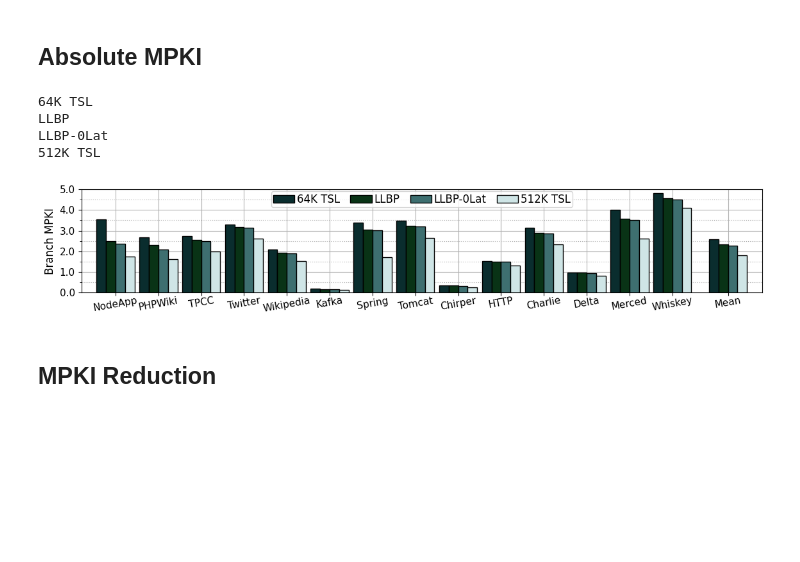
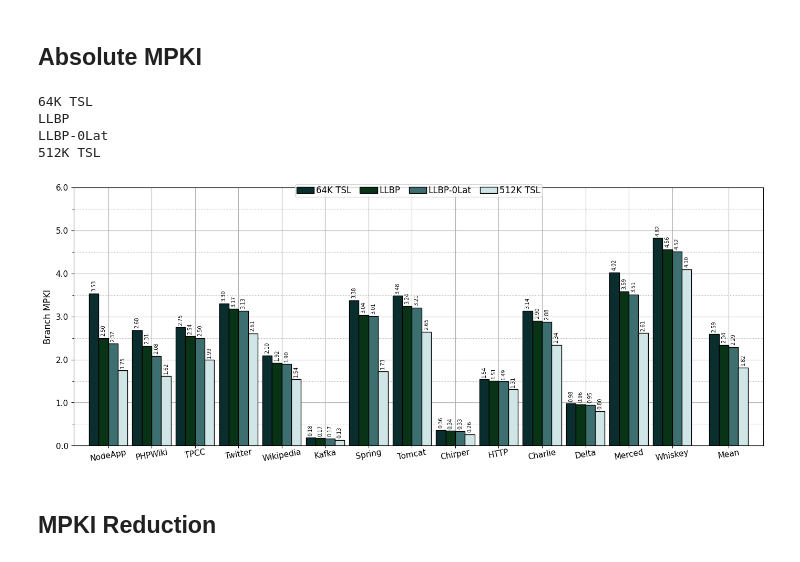
Before and after one commit to Farbubby/LLBP-Testing, a Jupyter notebook: analysis/mpki.ipynb, the cells around one changed output. Saved outputs shown, nothing was run; the diff lists cells and outputs as text; code cells hidden in the pictures; blank space fills up the shorter version.

Commit message:
Improved visuals of result bar graph #1

```diff
--- a/analysis/mpki.ipynb
+++ b/analysis/mpki.ipynb
@@ -104,15 +104,14 @@ LLBP-0Lat 14
 # %% [markdown]
 ## Absolute MPKI
 # %%
-
-
 width = 0.7       # the width of the bars: can also be len(x) sequence
 
-
-cw=11.5
+# MODIFIED: Increased base width from 11.5 to 14
+cw=14
 fs=12
 
-fig, axs = plt.subplots(1, 1, figsize=(cw,cw*0.2), sharex=True, sharey=False)
+# MODIFIED: Increased height multiplier from 0.2 to 0.4 for a taller plot
+fig, axs = plt.subplots(1, 1, figsize=(cw,cw*0.4), sharex=True, sharey=False)
 
 _bms = [b[1] for b in bms] + ["Mean"]
 
@@ -127,7 +126,6 @@ colors = {
 
 
 plot_models = [
-
     "64K TSL",
     "LLBP",
     "LLBP-0Lat",
@@ -150,20 +148,14 @@ for i, model in enumerate(plot_models):
     # if i == 0:
     #     continue
 
-
     print(model)
     dftmp = dfall[dfall["Model"] == model].set_index("Benchmark")
 
     y = dftmp.loc[_bms, m].values
 
-
-
     ax.bar(x+get_offset(i), y, width=bar_width, bottom=0, #hatch=hatches[j],
             color=colors[model], label=model,
             align='edge', edgecolor='k',zorder=2.3)
-
-
-
 
 
 ## Grid
@@ -177,42 +169,40 @@ _y = ax.get_yticks()
 ax.set_yticks(_y)
 ax.set_yticklabels([f"{y:.1f}" for y in _y], fontsize=fs-1)
 
-# for container in ax.containers:
-#     ax.bar_label(container, fontsize=7, fmt="%.2f", rotation=90)
+# MODIFIED: Uncommented this section and added padding to place numbers on top of bars
+for container in ax.containers:
+    ax.bar_label(container, fontsize=7, fmt="%.2f", padding=3, rotation=90)
 
 
 ## Format x-axis
 ax.set_xticks(x)
 ax.set_xticklabels(_bms, rotation=10, horizontalalignment="center", fontsize=fs-1)
 ax.tick_params(axis='x', which='major', pad=0)
 
-ax.set_ylim(bottom=-0.0, top=5)
-
+# MODIFIED: Increased top limit from 5 to 6 to make room for the new bar labels
+ax.set_ylim(bottom=-0.0, top=6)
 
 
 handles, labels = ax.get_legend_handles_labels()
 
 ax.legend(handles, labels, bbox_to_anchor=(0.5,1.03), loc="upper center", fontsize=fs, ncol=8,
             labelspacing=0.05, columnspacing=1.,handletextpad=0.2,borderpad=0.2,frameon=True)
 
 # ax.legend(loc="best", fontsize="9", )
 ax.set_xlim(left=x[0]-0.8, right=x[-1]+0.8)
 
 
-
-
-
 fig.tight_layout()
 
 
 fig.savefig("mpki.pdf",dpi=300,format="pdf",bbox_inches='tight', pad_inches=0, facecolor="w")
 # fig.savefig("performance_study.png",dpi=300,bbox_inches='tight', pad_inches=0, facecolor="w")
 # %% [output]
 64K TSL
 LLBP
 LLBP-0Lat
 512K TSL
-[figure, old version]
+[figure, new version]
 # %% [markdown]
 ## MPKI Reduction
 # %%
```
